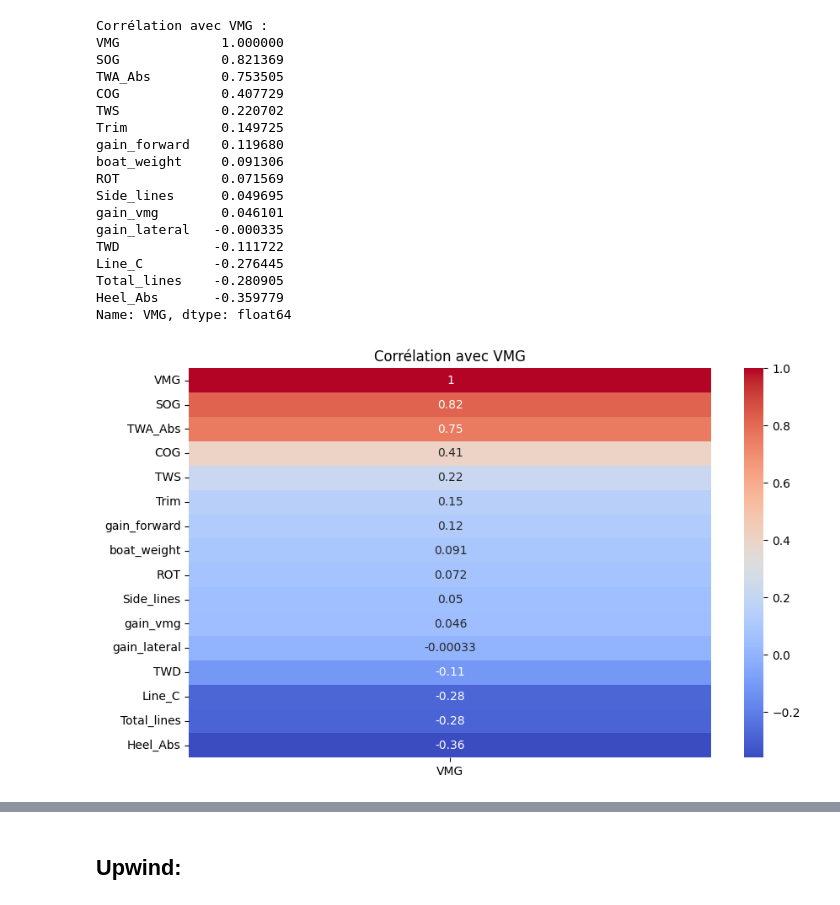
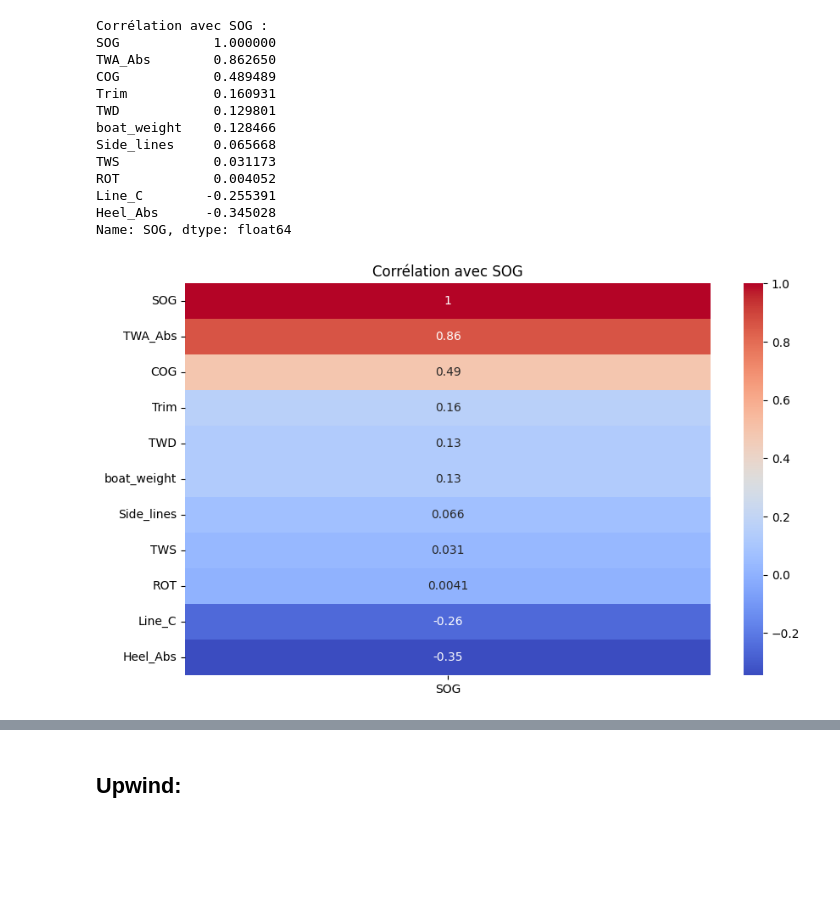
Before and after one commit to HusamJubranEPFL/FormulaKiteDataAnalysis, a Jupyter notebook: Straight Run/analysis.ipynb, the cells around one changed output, grey strips where cells are left out. Cells and saved outputs as stored; diff of their text form; code cells hidden in the pictures; blank space fills up the shorter version.

```diff
--- a/Straight Run/analysis.ipynb
+++ b/Straight Run/analysis.ipynb
@@ -49,10 +53,10 @@ drop_cols = [
     "Lat", "LatBow", "LatCenter", "LatStern", "Lon", "LonBow", "LonCenter", "LonStern",
     "Leg", "Log", "LogAlongCourse", "MagneticVariation", "Rank", "TimeLocal",
     "DistanceToLeader", "interval_id", "boat_name", "interval_duration",
-    "Heel", "Heel_Lwd", "Line_R", "Line_L", "BelowLineCalc", "VMC","XTE"
+    "Heel", "Heel_Lwd", "Line_R", "Line_L", "BelowLineCalc", "VMC","XTE","Total_lines","VMG","gain_forward","gain_lateral", "gain_vmg"
 ]
 df_numeric.drop(columns=[c for c in drop_cols if c in df_numeric.columns], inplace=True)
-df_numeric.dropna(subset=["gain_vmg"], inplace=True)
+df_numeric.dropna(subset=["SOG"], inplace=True)
 print(f"Variables utilisées:", df_numeric.columns.tolist())
 afficher_matrice_correlation(df_numeric)
 # %% [output]
@@ -61,33 +65,28 @@ Variables utilisées: ['Heel_Abs', 'Line_C', 'ROT', 'Side_lines', 'Total_lines',
 # %%
-def afficher_correlation_vmg(df, variable="VMG", taille_figure=(10, 6)):
+def afficher_correlation_vmg(df, variable="SOG", taille_figure=(10, 6)):
     corr_with_vmg = df.corr()[variable].sort_values(ascending=False)
     print(f"Corrélation avec {variable} :")
     print(corr_with_vmg)
 
     plt.figure(figsize=taille_figure)
     sns.heatmap(corr_with_vmg.to_frame(), annot=True, cmap="coolwarm")
     plt.title(f"Corrélation avec {variable}")
     plt.show()
 
-afficher_correlation_vmg(df_numeric)
+afficher_correlation_vmg(df_numeric, variable="SOG")
 # %% [output]
-Corrélation avec VMG :
-VMG             1.000000
-SOG             0.821369
-TWA_Abs         0.753505
-COG             0.407729
-TWS             0.220702
-Trim            0.149725
-gain_forward    0.119680
-boat_weight     0.091306
-ROT             0.071569
-Side_lines      0.049695
-gain_vmg        0.046101
-gain_lateral   -0.000335
-TWD            -0.111722
-Line_C         -0.276445
-Total_lines    -0.280905
-Heel_Abs       -0.359779
-Name: VMG, dtype: float64
+Corrélation avec SOG :
+SOG            1.000000
+TWA_Abs        0.862650
+COG            0.489489
+Trim           0.160931
+TWD            0.129801
+boat_weight    0.128466
+Side_lines     0.065668
+TWS            0.031173
+ROT            0.004052
+Line_C        -0.255391
+Heel_Abs      -0.345028
+Name: SOG, dtype: float64
-[figure, old version]
+[figure, new version]
 # %%
```
Also changed, not shown: parts of 23 cells of this notebook, 3 other files.
